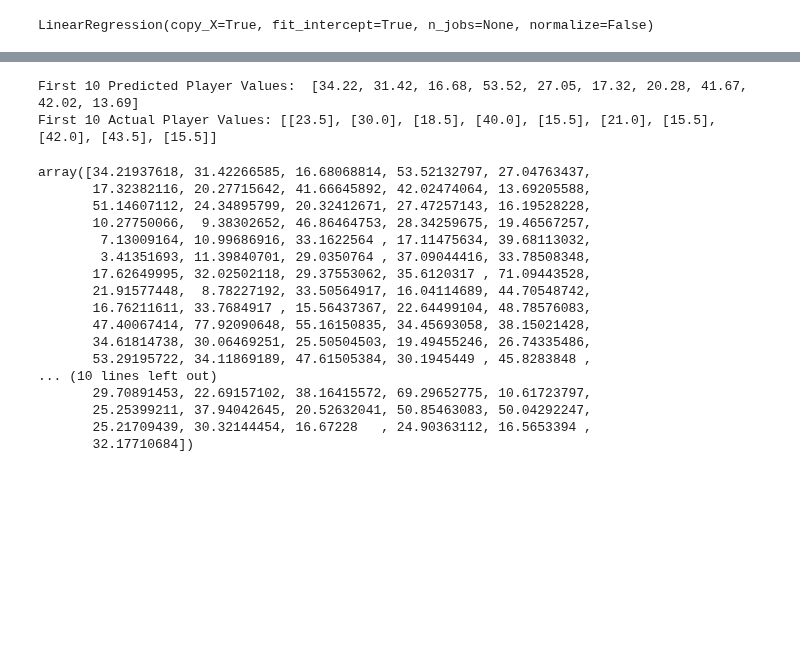
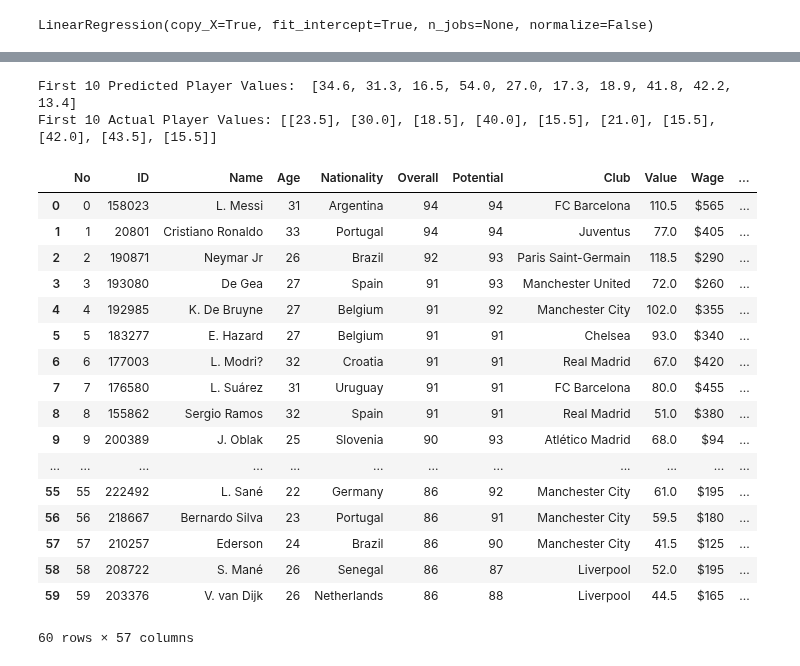
Before and after one commit to grant-pittman/ML-FIFA-Stats, a Jupyter notebook: FIFA18_Player_Value.ipynb, the cells around one changed output, grey strips where cells are left out. Drawn from its saved outputs; the diff is of its cells as text; code cells hidden in the pictures; blank space fills up the shorter version.

```diff
--- a/FIFA18_Player_Value.ipynb
+++ b/FIFA18_Player_Value.ipynb
@@ -152,28 +152,33 @@ Testing Data Score: 0.7344907695400975
 # %%
 #Predict Player Values
-predictions = model.predict(X_test)
-print(f"First 10 Predicted Player Values:  {np.round(predictions,2)[:10].tolist()}")
+predictions = np.round(model.predict(X_test),1)
+print(f"First 10 Predicted Player Values:  {(predictions)[:10].tolist()}")
 print(f"First 10 Actual Player Values: {y_test[:10].tolist()}")
 # %% [output]
-First 10 Predicted Player Values:  [34.22, 31.42, 16.68, 53.52, 27.05, 17.32, 20.28, 41.67, 42.02, 13.69]
+First 10 Predicted Player Values:  [34.6, 31.3, 16.5, 54.0, 27.0, 17.3, 18.9, 41.8, 42.2, 13.4]
 First 10 Actual Player Values: [[23.5], [30.0], [18.5], [40.0], [15.5], [21.0], [15.5], [42.0], [43.5], [15.5]]
-# %%
-predictions
-# %% [output]
-array([34.21937618, 31.42266585, 16.68068814, 53.52132797, 27.04763437,
-       17.32382116, 20.27715642, 41.66645892, 42.02474064, 13.69205588,
-       51.14607112, 24.34895799, 20.32412671, 27.47257143, 16.19528228,
-       10.27750066,  9.38302652, 46.86464753, 28.34259675, 19.46567257,
-        7.13009164, 10.99686916, 33.1622564 , 17.11475634, 39.68113032,
-        3.41351693, 11.39840701, 29.0350764 , 37.09044416, 33.78508348,
-       17.62649995, 32.02502118, 29.37553062, 35.6120317 , 71.09443528,
-       21.91577448,  8.78227192, 33.50564917, 16.04114689, 44.70548742,
-       16.76211611, 33.7684917 , 15.56437367, 22.64499104, 48.78576083,
-       47.40067414, 77.92090648, 55.16150835, 34.45693058, 38.15021428,
-       34.61814738, 30.06469251, 25.50504503, 19.49455246, 26.74335486,
-       53.29195722, 34.11869189, 47.61505384, 30.1945449 , 45.8283848 ,
-... (10 lines left out)
-       29.70891453, 22.69157102, 38.16415572, 69.29652775, 10.61723797,
-       25.25399211, 37.94042645, 20.52632041, 50.85463083, 50.04292247,
-       25.21709439, 30.32144454, 16.67228   , 24.90363112, 16.5653394 ,
-       32.17710684])
+# %%
+df['Predictions'] = pd.Series(predictions)
+
+Predicted_Player_Value = pd.merge(df,df['Predictions'].dropna() .to_frame(),how = 'left',left_index = True, right_index = True)
+# %%
+Predicted_Player_Value.head(60)
+# %% [output]
+|  | No | ID | Name | Age | Nationality | Overall | Potential | Club | Value | Wage | ... |
+| 0 | 0 | 158023 | L. Messi | 31 | Argentina | 94 | 94 | FC Barcelona | 110.5 | $565 | ... |
+| 1 | 1 | 20801 | Cristiano Ronaldo | 33 | Portugal | 94 | 94 | Juventus | 77.0 | $405 | ... |
+| 2 | 2 | 190871 | Neymar Jr | 26 | Brazil | 92 | 93 | Paris Saint-Germain | 118.5 | $290 | ... |
+| 3 | 3 | 193080 | De Gea | 27 | Spain | 91 | 93 | Manchester United | 72.0 | $260 | ... |
+| 4 | 4 | 192985 | K. De Bruyne | 27 | Belgium | 91 | 92 | Manchester City | 102.0 | $355 | ... |
+| 5 | 5 | 183277 | E. Hazard | 27 | Belgium | 91 | 91 | Chelsea | 93.0 | $340 | ... |
+| 6 | 6 | 177003 | L. Modri? | 32 | Croatia | 91 | 91 | Real Madrid | 67.0 | $420 | ... |
+| 7 | 7 | 176580 | L. Suárez | 31 | Uruguay | 91 | 91 | FC Barcelona | 80.0 | $455 | ... |
+| 8 | 8 | 155862 | Sergio Ramos | 32 | Spain | 91 | 91 | Real Madrid | 51.0 | $380 | ... |
+| 9 | 9 | 200389 | J. Oblak | 25 | Slovenia | 90 | 93 | Atlético Madrid | 68.0 | $94 | ... |
+| ... | ... | ... | ... | ... | ... | ... | ... | ... | ... | ... | ... |
+| 55 | 55 | 222492 | L. Sané | 22 | Germany | 86 | 92 | Manchester City | 61.0 | $195 | ... |
+| 56 | 56 | 218667 | Bernardo Silva | 23 | Portugal | 86 | 91 | Manchester City | 59.5 | $180 | ... |
+| 57 | 57 | 210257 | Ederson | 24 | Brazil | 86 | 90 | Manchester City | 41.5 | $125 | ... |
+| 58 | 58 | 208722 | S. Mané | 26 | Senegal | 86 | 87 | Liverpool | 52.0 | $195 | ... |
+| 59 | 59 | 203376 | V. van Dijk | 26 | Netherlands | 86 | 88 | Liverpool | 44.5 | $165 | ... |
+60 rows × 57 columns
```
Also changed, not shown: parts of 6 cells of this notebook.
